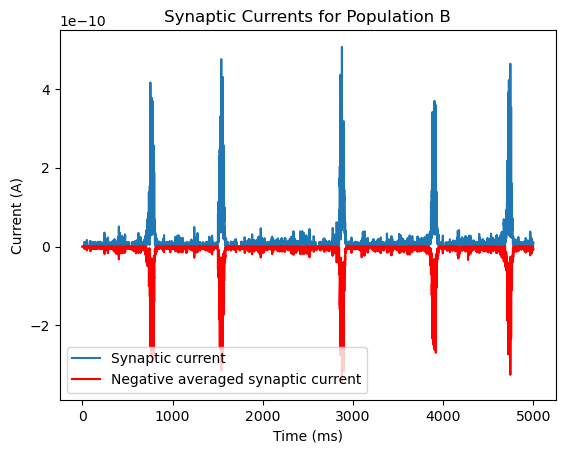
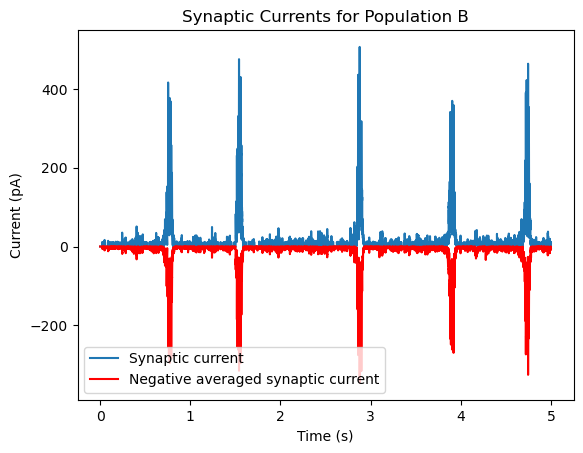
The notebook cell's code change between the first figure and the second:
--- before
+++ after
@@ -1,8 +1,8 @@
-plt.plot(current_monitor.t / ms, current_monitor.I_syn_B[0] / amp, label="Synaptic current")
+plt.plot(current_monitor.t / ms/ 1000, current_monitor.I_syn_B[0] / amp *1e12, label="Synaptic current")
 
 
-plt.plot(current_monitor.t / ms, averaged / amp, label="Negative averaged synaptic current", color='red')
+plt.plot(current_monitor.t / ms / 1000, averaged / amp *1e12, label="Negative averaged synaptic current", color='red')
 plt.title('Synaptic Currents for Population B')
-plt.xlabel('Time (ms)')
-plt.ylabel('Current (A)')
+plt.xlabel('Time (s)')
+plt.ylabel('Current (pA)')
 plt.legend(loc='lower left')

Commit: adjust plot units